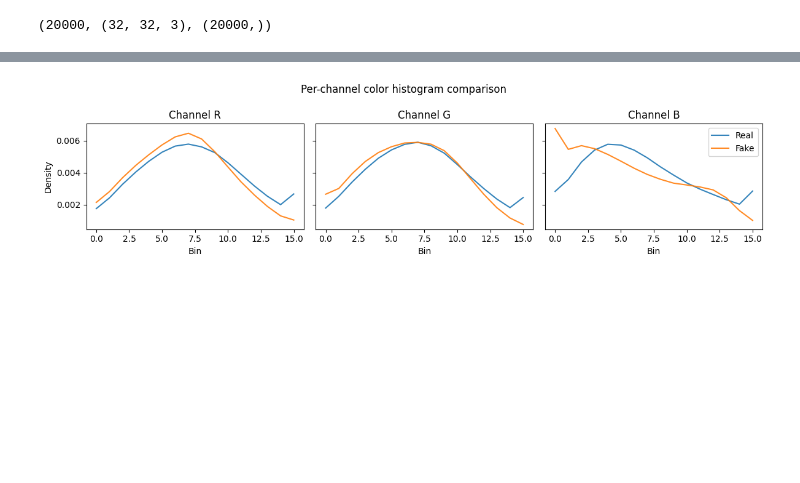
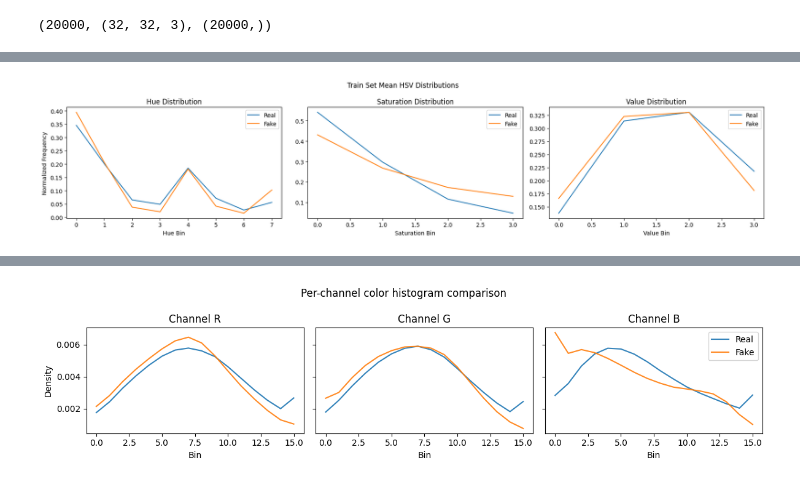
Before and after one commit to Phyke/AT82.08-AI-Generated-Image-Classification, a Jupyter notebook: color_analysis.ipynb, the cells around one changed output, grey strips where cells are left out. Drawn from its saved outputs; the diff is of its cells as text; code cells hidden in the pictures; blank space fills up the shorter version.

```diff
--- a/color_analysis.ipynb
+++ b/color_analysis.ipynb
@@ -46,0 +97,8 @@ fake_color_hist: FeatureVector_float32 = np.array(color_features_list_train)[500
+# %%
+df_hsv_train = extract_hsv_histograms_df(train_images)
+df_hsv_test = extract_hsv_histograms_df(test_images)
+# %%
+df_color_train = pd.concat([df_rgb_train, df_hsv_train], axis=1)
+df_color_train["label"] = train_labels
+df_color_test = pd.concat([df_rgb_test, df_hsv_test], axis=1)
+df_color_test["label"] = test_labels
@@ -46,0 +156,73 @@ fake_color_hist: FeatureVector_float32 = np.array(color_features_list_train)[500
+# %%
+import matplotlib.pyplot as plt
+import numpy as np
+
+
+def plot_mean_hsv_distributions(df, title, h_bins=8, s_bins=4, v_bins=4):
+    """
+    Plots true Hue, Saturation, and Value distributions by marginalizing
+    the 3D HSV histogram (H×S×V) correctly.
+
+    df must contain:
+        hsv_h{i}_s{j}_v{k} columns AND a numeric label column.
+
+    label: 0 = real, 1 = fake
+    """
+
+    # All histogram columns
+    hist_cols = [c for c in df.columns if c.startswith("hsv_h")]
+
+    df_real = df[df["label"] == 0]
+    df_fake = df[df["label"] == 1]
+
+    # Convert 128-D vector back into (H,S,V) histogram
+    real_mean = df_real[hist_cols].mean().to_numpy().reshape(h_bins, s_bins, v_bins)
+    fake_mean = df_fake[hist_cols].mean().to_numpy().reshape(h_bins, s_bins, v_bins)
+
+    # TRUE marginal distributions
+
+    # Hue: sum over S and V  → shape (H,)
+    real_hue = real_mean.sum(axis=(1, 2))
+    fake_hue = fake_mean.sum(axis=(1, 2))
+
+    # Saturation: sum over H and V → shape (S,)
+    real_sat = real_mean.sum(axis=(0, 2))
+    fake_sat = fake_mean.sum(axis=(0, 2))
+
+    # Value: sum over H and S → shape (V,)
+    real_val = real_mean.sum(axis=(0, 1))
+    fake_val = fake_mean.sum(axis=(0, 1))
+
+    # --- Plotting ---
+    fig, axs = plt.subplots(1, 3, figsize=(18, 4))
+
+    # Hue
+    axs[0].plot(real_hue, label="Real")
+    axs[0].plot(fake_hue, label="Fake")
+    axs[0].set_title("Hue Distribution")
+    axs[0].set_xlabel("Hue Bin")
+    axs[0].set_ylabel("Normalized Frequency")
+    axs[0].legend()
+
+    # Saturation
+    axs[1].plot(real_sat, label="Real")
+    axs[1].plot(fake_sat, label="Fake")
+    axs[1].set_title("Saturation Distribution")
+    axs[1].set_xlabel("Saturation Bin")
+    axs[1].legend()
+
+    # Value
+    axs[2].plot(real_val, label="Real")
+    axs[2].plot(fake_val, label="Fake")
+    axs[2].set_title("Value Distribution")
+    axs[2].set_xlabel("Value Bin")
+    axs[2].legend()
+
+    plt.suptitle(title)
+    plt.tight_layout()
+    plt.show()
+
+
+plot_mean_hsv_distributions(df_color_train, title="Train Set Mean HSV Distributions")
+# %% [output]
+[figure, added]
```
Also changed, not shown: parts of 17 cells of this notebook, 16 other files.
